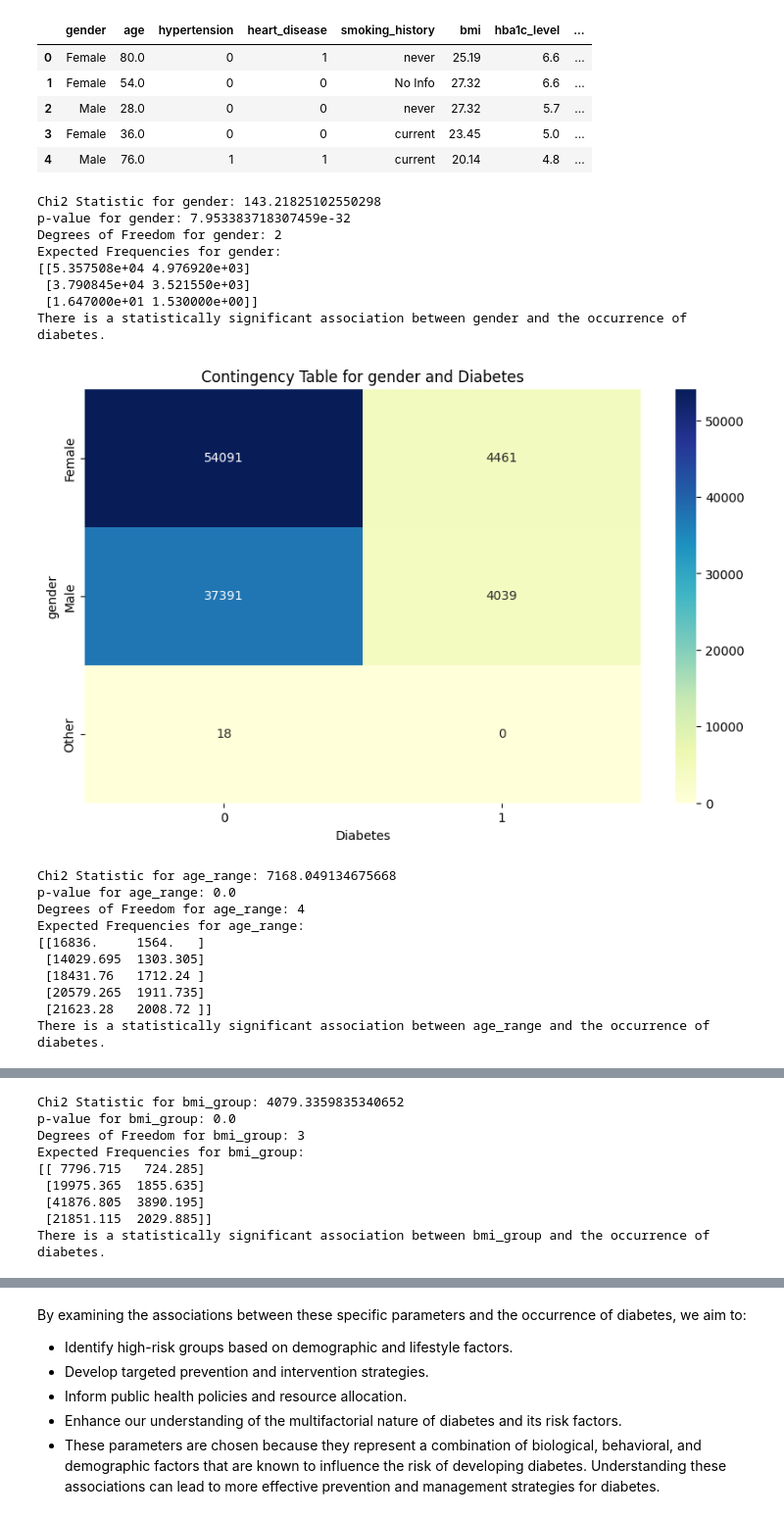
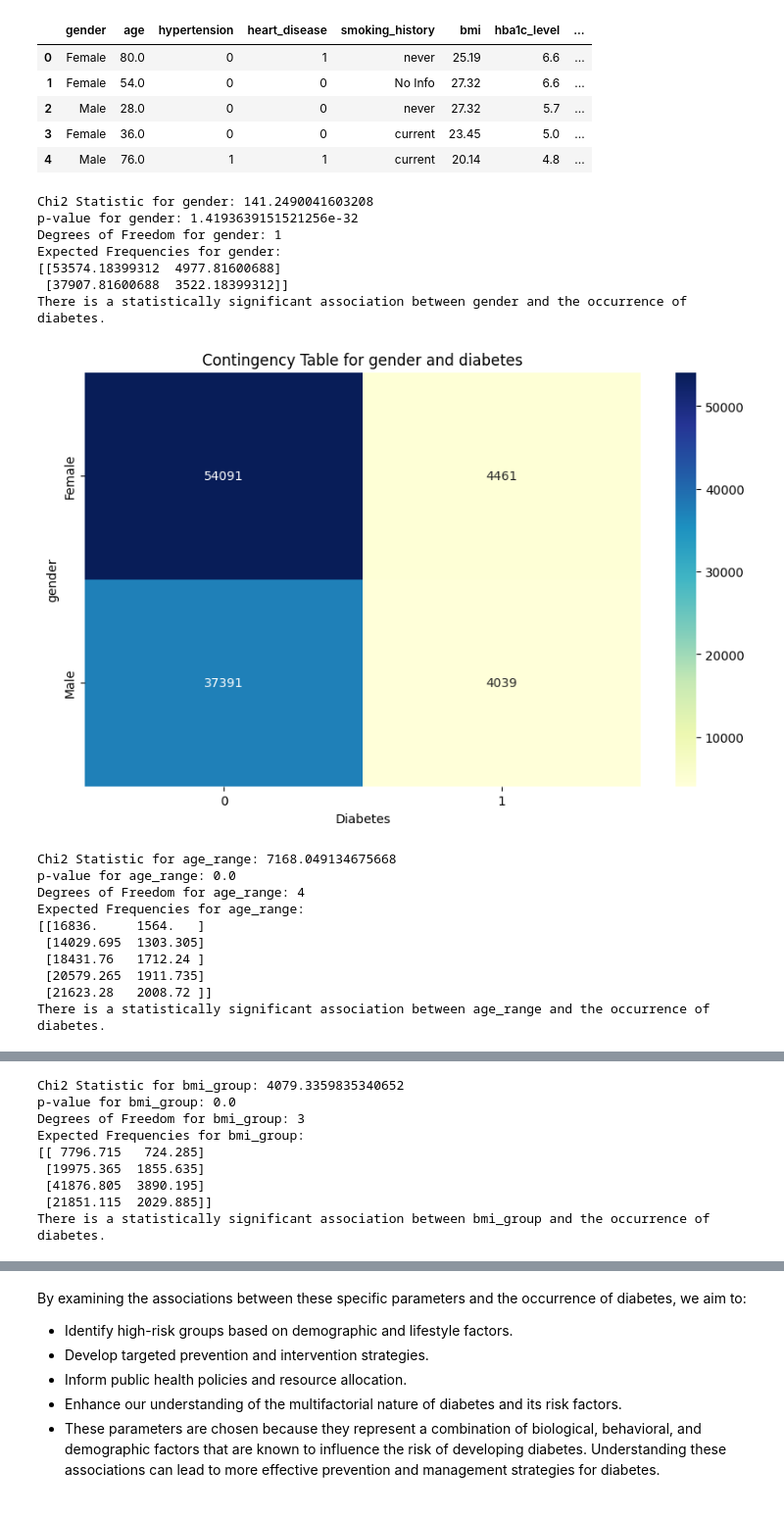
Before and after one commit to szuhow/ml-zoomcamp-2024, a Jupyter notebook: midterm/notebook.ipynb, the cells around one changed output, grey strips where cells are left out. Shown at 98% size. Drawn from its saved outputs; the diff is of its cells as text; code cells hidden in the pictures.

```diff
--- a/midterm/notebook.ipynb
+++ b/midterm/notebook.ipynb
@@ -142,46 +140,51 @@ df.head()
 # %%
 # Function to perform chi-square test for a given parameter and plot the contingency table
 def chi_square_test(parameter):
+
+    # Filter the DataFrame to include only 'Male' and 'Female' for the gender parameter
+    if parameter == 'gender':
+        df_filtered = df[df['gender'].isin(['Male', 'Female'])]
+    else:
+        df_filtered = df
     # Create a contingency table
-    contingency_table = pd.crosstab(df[parameter], df['diabetes'])
+    contingency_table = pd.crosstab(df_filtered[parameter], df_filtered['diabetes'])
 
     # Conducting the chi-square test
     chi2, p, dof, ex = chi2_contingency(contingency_table)
 
     print(f'Chi2 Statistic for {parameter}: {chi2}')
     print(f'p-value for {parameter}: {p}')
     print(f'Degrees of Freedom for {parameter}: {dof}')
     print(f'Expected Frequencies for {parameter}:')
     print(ex)
     if p < 0.05:
         print(f"There is a statistically significant association between {parameter} and the occurrence of diabetes.\n")
     else:
         print(f"There is no statistically significant association between {parameter} and the occurrence of diabetes.\n")
 
     # Plotting the contingency table
     plt.figure(figsize=(10, 6))
     sns.heatmap(contingency_table, annot=True, fmt='d', cmap='YlGnBu')
-    plt.title(f'Contingency Table for {parameter} and Diabetes')
+    plt.title(f'Contingency Table for {parameter} and diabetes')
     plt.xlabel('Diabetes')
     plt.ylabel(parameter)
     plt.show()
 
 # List of parameters to test
 parameters = ['gender', 'age_range', 'bmi_group', 'smoking_history']
 
 # Perform chi-square test for each parameter
 for parameter in parameters:
     chi_square_test(parameter)
 # %% [output]
-Chi2 Statistic for gender: 143.21825102550298
-p-value for gender: 7.953383718307459e-32
-Degrees of Freedom for gender: 2
+Chi2 Statistic for gender: 141.2490041603208
+p-value for gender: 1.4193639151521256e-32
+Degrees of Freedom for gender: 1
 Expected Frequencies for gender:
-[[5.357508e+04 4.976920e+03]
- [3.790845e+04 3.521550e+03]
- [1.647000e+01 1.530000e+00]]
+[[53574.18399312  4977.81600688]
+ [37907.81600688  3522.18399312]]
 There is a statistically significant association between gender and the occurrence of diabetes.
-[figure, old version]
+[figure, new version]
 Chi2 Statistic for age_range: 7168.049134675668
 p-value for age_range: 0.0
 Degrees of Freedom for age_range: 4
```
Also changed, not shown: parts of 11 cells of this notebook, 6 other files.
